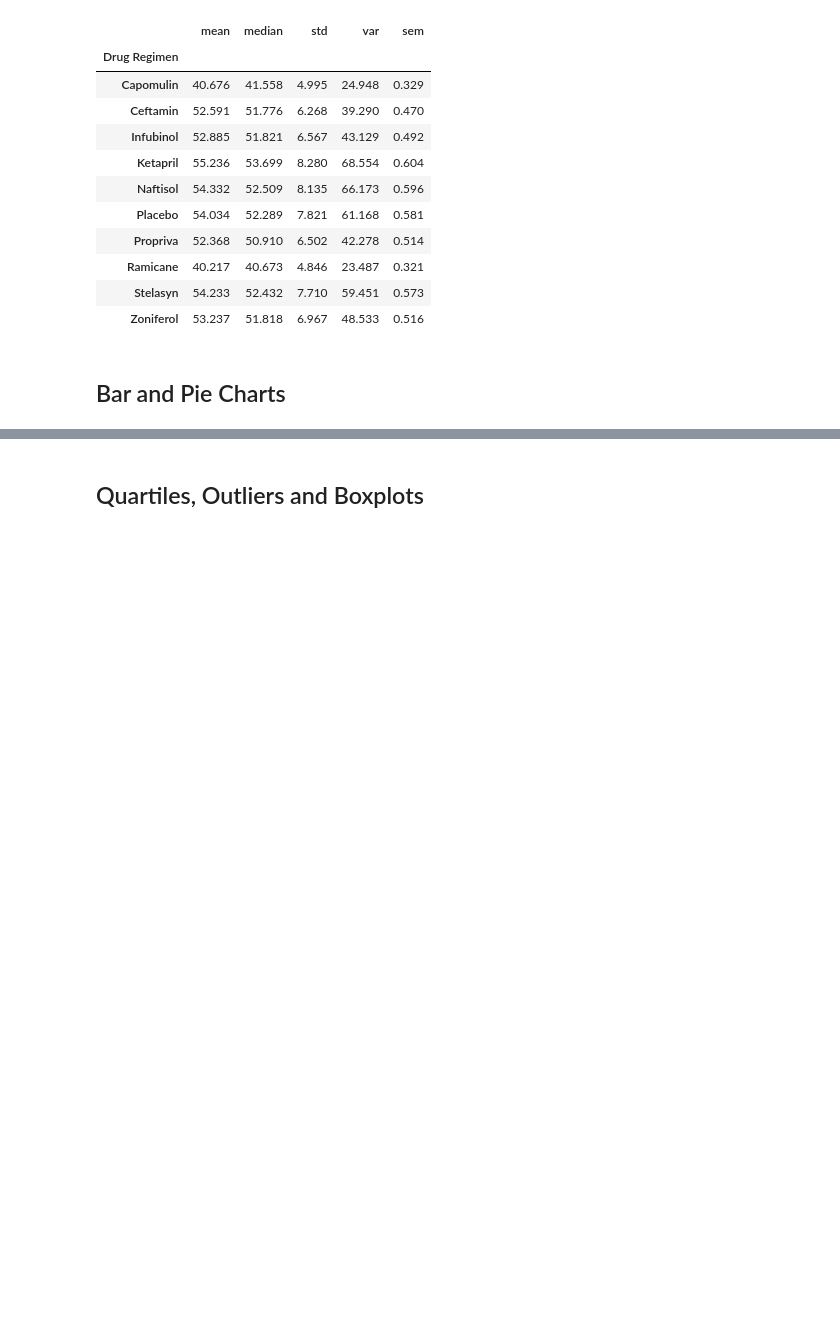
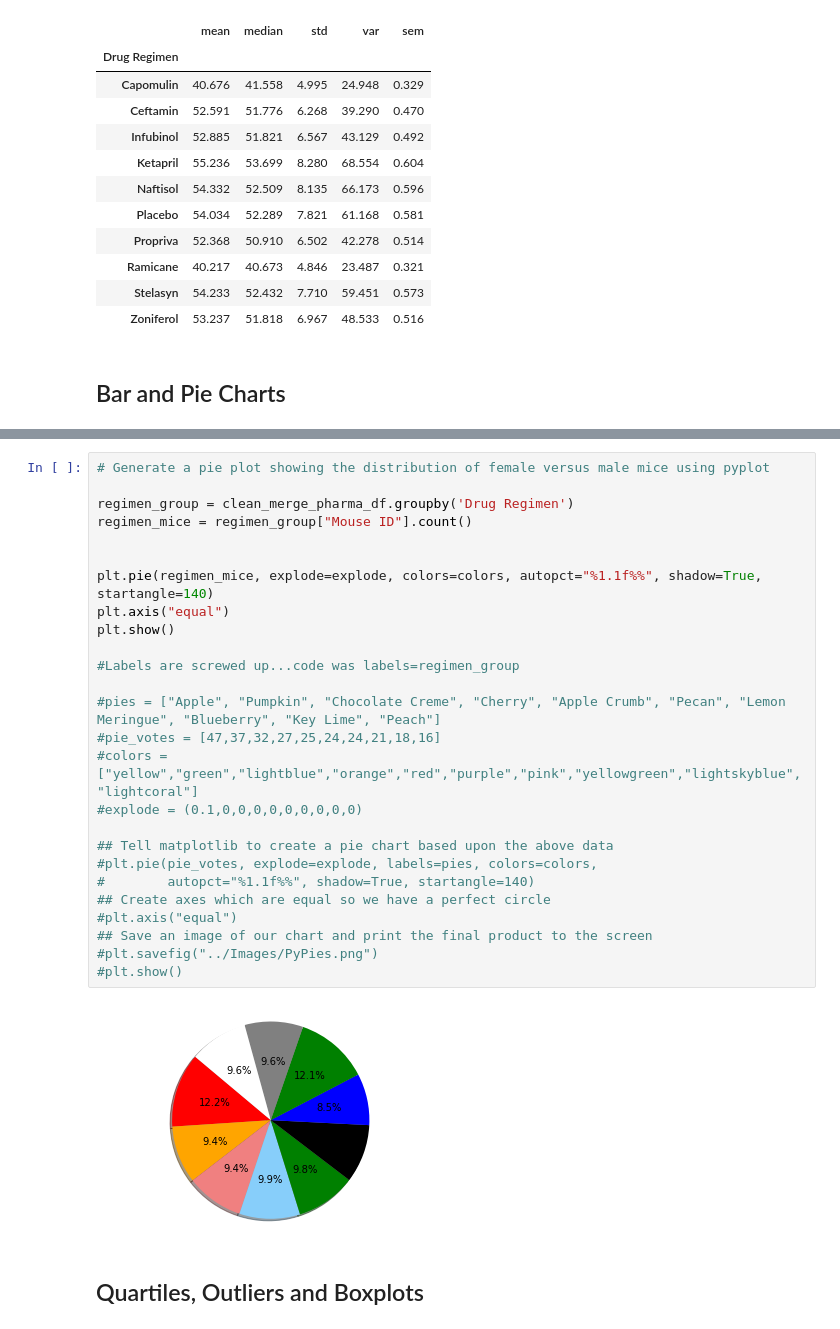
Before and after one commit to SamHoney71/Matplotlib-challenge, a Jupyter notebook: Pymaceuticals/pymaceuticals_starter-Jeter.ipynb, the cells around one changed output, grey strips where cells are left out. Drawn from its saved outputs; the diff is of its cells as text; blank space fills up the shorter version.

```diff
--- a/Pymaceuticals/pymaceuticals_starter-Jeter.ipynb
+++ b/Pymaceuticals/pymaceuticals_starter-Jeter.ipynb
@@ -258,3 +307,31 @@ plt.show()
+# %%
+# Generate a pie plot showing the distribution of female versus male mice using pyplot
+
+regimen_group = clean_merge_pharma_df.groupby('Drug Regimen')
+regimen_mice = regimen_group["Mouse ID"].count()
+
+
+plt.pie(regimen_mice, explode=explode, colors=colors, autopct="%1.1f%%", shadow=True, startangle=140)
+plt.axis("equal")
+plt.show()
+
+#Labels are screwed up...code was labels=regimen_group
+
+#pies = ["Apple", "Pumpkin", "Chocolate Creme", "Cherry", "Apple Crumb", "Pecan", "Lemon Meringue", "Blueberry", "Key Lime", "Peach"]
+#pie_votes = [47,37,32,27,25,24,24,21,18,16]
+#colors = ["yellow","green","lightblue","orange","red","purple","pink","yellowgreen","lightskyblue","lightcoral"]
+#explode = (0.1,0,0,0,0,0,0,0,0,0)
+
+## Tell matplotlib to create a pie chart based upon the above data
+#plt.pie(pie_votes, explode=explode, labels=pies, colors=colors,
+#        autopct="%1.1f%%", shadow=True, startangle=140)
+## Create axes which are equal so we have a perfect circle
+#plt.axis("equal")
+## Save an image of our chart and print the final product to the screen
+#plt.savefig("../Images/PyPies.png")
+#plt.show()
+# %% [output]
+[figure, added]
 # %% [markdown]
 ## Quartiles, Outliers and Boxplots
 # %%
```
Also changed, not shown: parts of 6 cells of this notebook.
